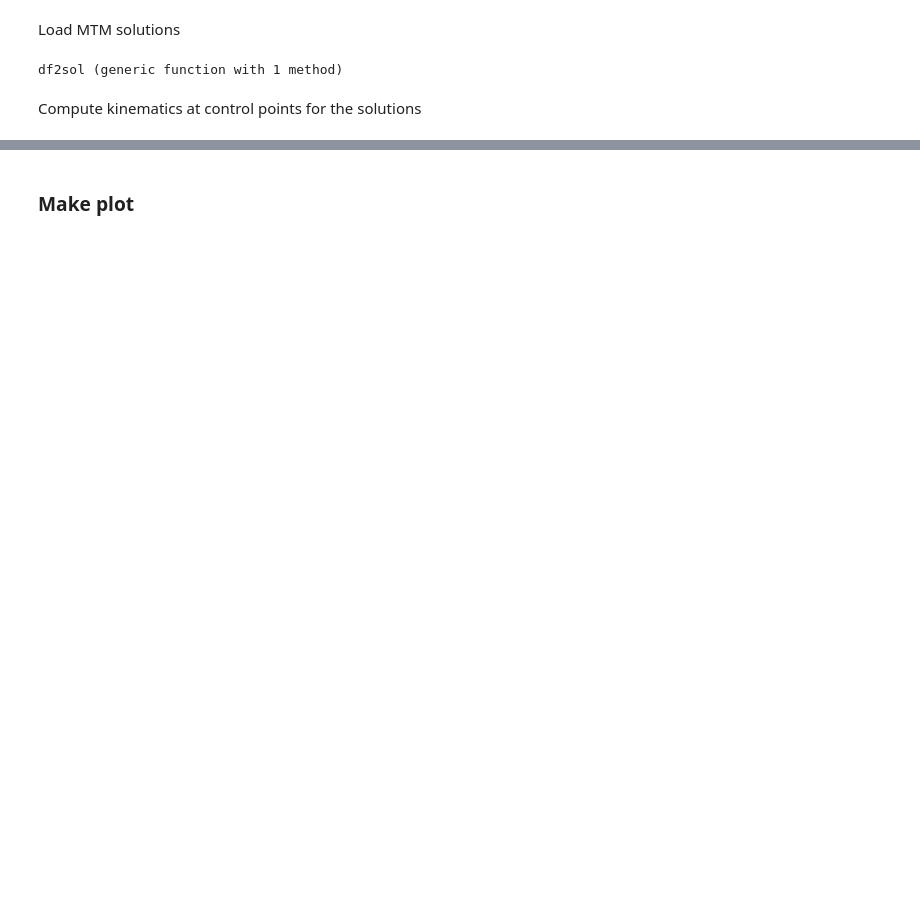
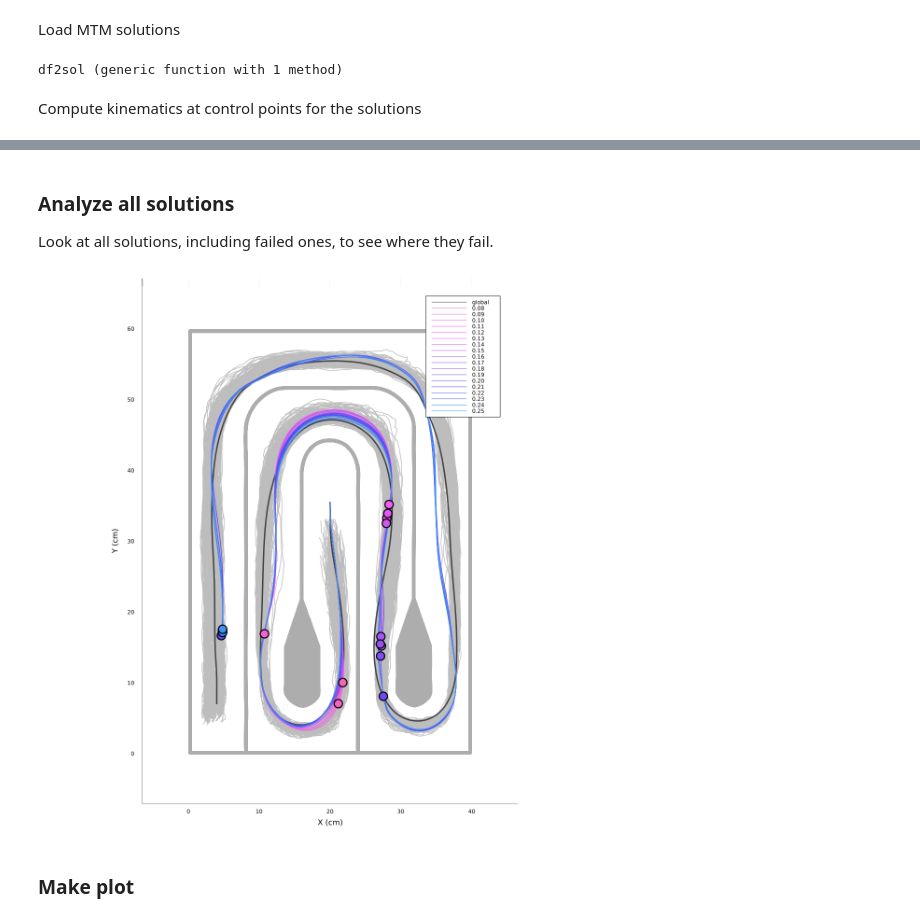
Before and after one commit to BrancoLab/LocomotionControl, a Jupyter notebook: thesis/chpt3/fig6.ipynb, the cells around one changed output, grey strips where cells are left out. Saved outputs shown, nothing was run; the diff lists cells and outputs as text; code cells hidden in the pictures; blank space fills up the shorter version.

```diff
--- a/thesis/chpt3/fig6.ipynb
+++ b/thesis/chpt3/fig6.ipynb
@@ -165,3 +180,26 @@ Solution (window:0.25) ends before end of track
+# %% [markdown]
+### Analyze all solutions
+Look at all solutions, including failed ones, to see where they fail.
+# %%
+plt = draw(:arena)
+
+draw!.(trials[1:200])
+plot!(globalsolution.x, globalsolution.y, label="global", color=grey_darker, lw=3)
+
+_colors = range(HSL(326, .9, .68), stop=HSL(212, .9, .6), length=length(solutions))
+
+for (name, solution, color) in zip(_names, solutions, _colors)
+    plot!(solution.x, solution.y, label=name, color=color, lw=1.5)
+end
+
+for (solution, color) in zip(solutions, _colors)
+    scatter!([solution.x[end]], [solution.y[end]], label=nothing, color=color, ms=10)
+end
+
+
+display(plt)
+# %% [output]
+[figure, added]
 # %% [markdown]
 ### Make plot
 # %%
```
Also changed, not shown: parts of 4 cells of this notebook, 13 other files.
